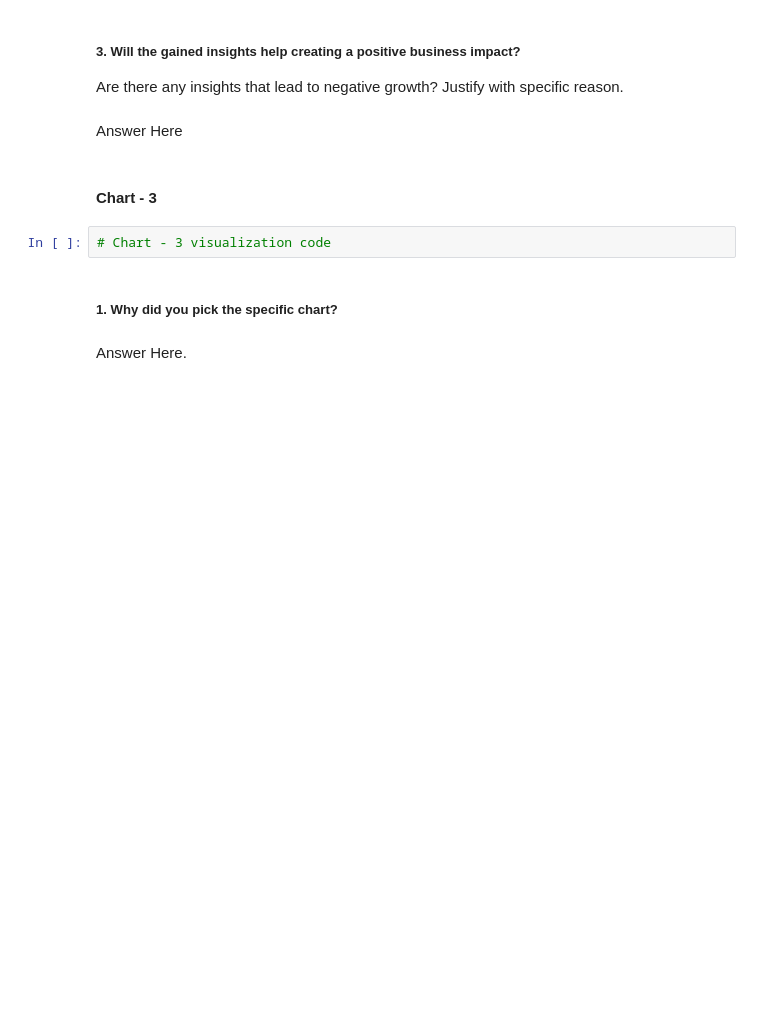
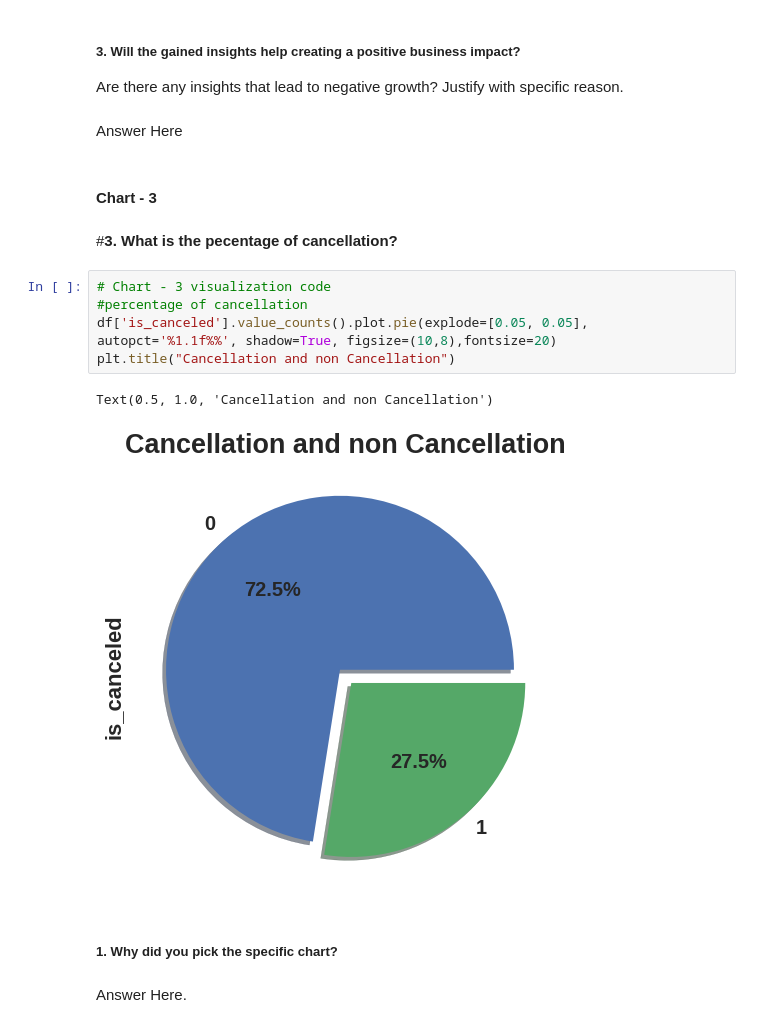
Before and after one commit to khalilkhan1111/hotel, a Jupyter notebook: EDA_Submission_Template.ipynb, the cells around one changed output. Drawn from its saved outputs; the diff is of its cells as text; blank space fills up the shorter version.

```diff
--- a/EDA_Submission_Template.ipynb
+++ b/EDA_Submission_Template.ipynb
@@ -248,8 +376,16 @@ Are there any insights that lead to negative growth? Justify with specific reaso
 Answer Here
 # %% [markdown]
 #### Chart - 3
-# %%
-# Chart - 3 visualization code
+# %% [markdown]
+#**3. What is the pecentage of cancellation?**
+# %%
+# Chart - 3 visualization code
+#percentage of cancellation
+df['is_canceled'].value_counts().plot.pie(explode=[0.05, 0.05], autopct='%1.1f%%', shadow=True, figsize=(10,8),fontsize=20)
+plt.title("Cancellation and non Cancellation")
+# %% [output]
+Text(0.5, 1.0, 'Cancellation and non Cancellation')
+[figure, added]
 # %% [markdown]
 ##### 1. Why did you pick the specific chart?
 # %% [markdown]
```
Also changed, not shown: parts of 54 cells of this notebook.
